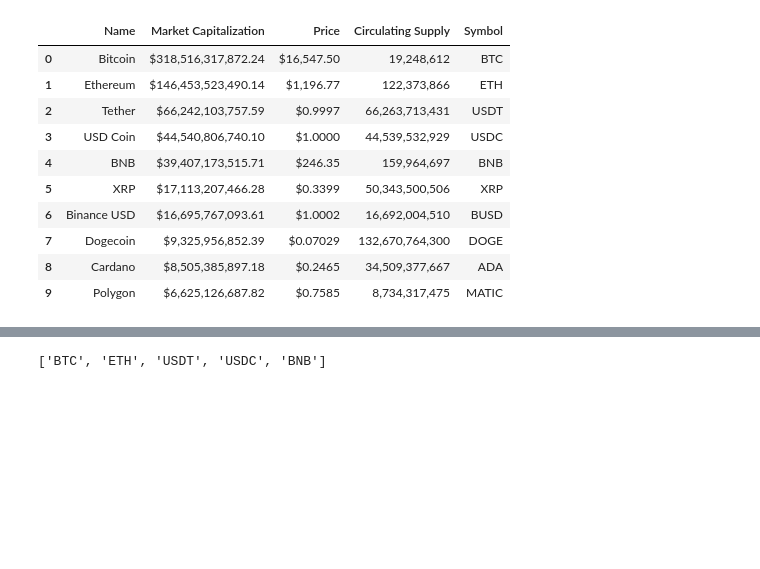
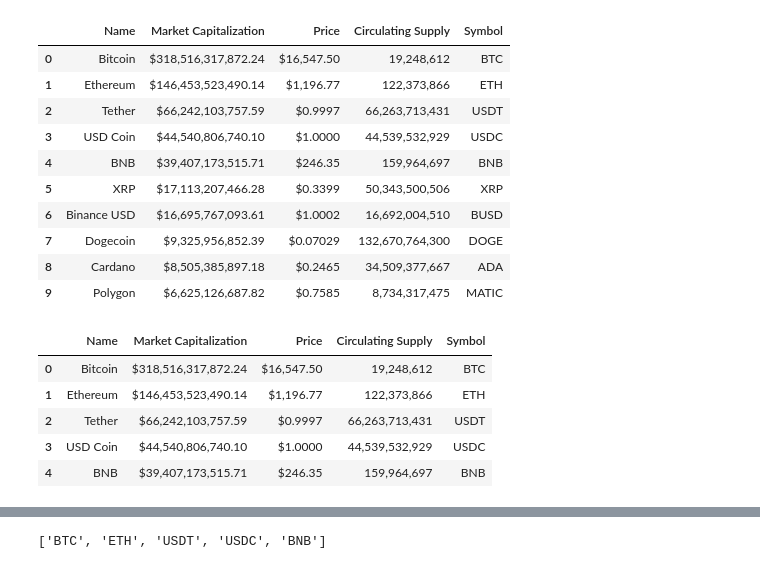
Before and after one commit to BaghasWahyu/Cryptocurrency-Predicition-App, a Jupyter notebook: Crypto_price_prediction_using_lstm.ipynb, the cells around one changed output, grey strips where cells are left out. Drawn from its saved outputs; the diff is of its cells as text; code cells hidden in the pictures; blank space fills up the shorter version.

```diff
--- a/Crypto_price_prediction_using_lstm.ipynb
+++ b/Crypto_price_prediction_using_lstm.ipynb
@@ -81,6 +81,15 @@ df
 | 9 | Polygon | $6,625,126,687.82 | $0.7585 | 8,734,317,475 | MATIC |
 # %%
 list_crypto = df[:5]
+# %%
+list_crypto
+# %% [output]
+|  | Name | Market Capitalization | Price | Circulating Supply | Symbol |
+| 0 | Bitcoin | $318,516,317,872.24 | $16,547.50 | 19,248,612 | BTC |
+| 1 | Ethereum | $146,453,523,490.14 | $1,196.77 | 122,373,866 | ETH |
+| 2 | Tether | $66,242,103,757.59 | $0.9997 | 66,263,713,431 | USDT |
+| 3 | USD Coin | $44,540,806,740.10 | $1.0000 | 44,539,532,929 | USDC |
+| 4 | BNB | $39,407,173,515.71 | $246.35 | 159,964,697 | BNB |
 # %%
 nama_crypto = list_crypto['Name']
 symbol_crypto = list_crypto['Symbol']
```
Also changed, not shown: parts of 4 cells of this notebook.
